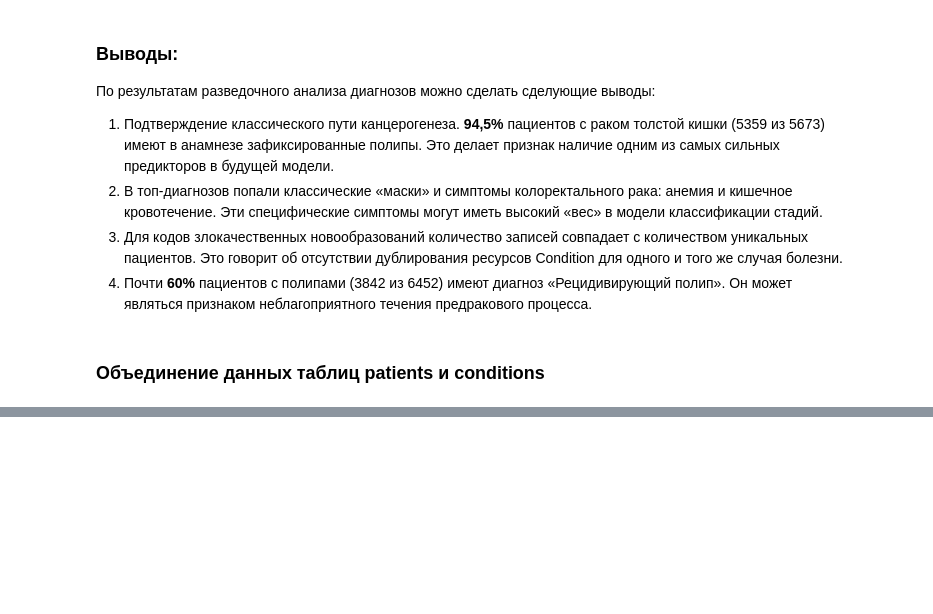
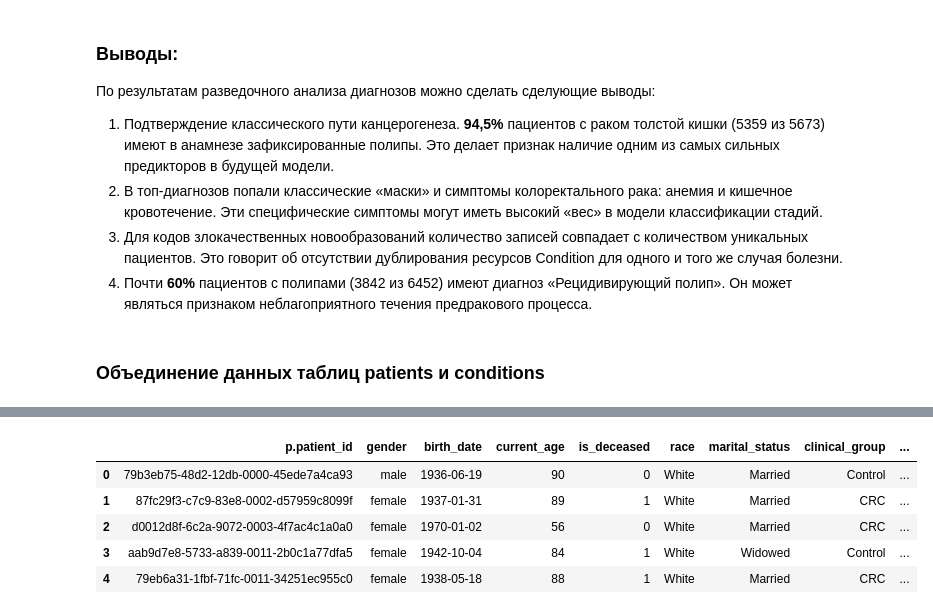
Before and after one commit to BalshowAndrew/oncology_fhir_analytics, a Jupyter notebook: notebooks/01_eda_clickhouse.ipynb, the cells around one changed output, grey strips where cells are left out. Cells and saved outputs as stored; diff of their text form; code cells hidden in the pictures; blank space fills up the shorter version.

Commit message:
eda patient-contition was finished

```diff
--- a/notebooks/01_eda_clickhouse.ipynb
+++ b/notebooks/01_eda_clickhouse.ipynb
@@ -481,0 +365,54 @@ avg_metrics
+# %%
+df_clinic_groups = query_df(
+    """
+SELECT
+    p.patient_id,
+    p.gender,
+    p.birth_date,
+    dateDiff('year', p.birth_date, today()) as current_age,
+    p.is_deceased,
+    p.race,
+    p.marital_status,
+    -- 1. Определяем клиническую группу
+    multiIf(
+        c.patient_id != toUUID('00000000-0000-0000-0000-000000000000'), 'CRC',
+        pol.patient_id != toUUID('00000000-0000-0000-0000-000000000000'), 'Polyps',
+        'Control'
+    ) as clinical_group,
+    -- 2. Логика даты установки диагноза (или дата рождения для Control)
+    multiIf(
+        c.patient_id != toUUID('00000000-0000-0000-0000-000000000000'), formatDateTime(c.crc_diag_at, '%Y-%m-%d'),
+        pol.patient_id != toUUID('00000000-0000-0000-0000-000000000000'), formatDateTime(pol.first_polyp_at, '%Y-%m-%d'),
+        toString(p.birth_date) -- Для контрольной группы берем дату рождения как строку
+    ) as diagnosis_date,
+    -- 3. Возраст постановки диагноза (0 для Control, так как diag_date == birth_date)
+    multiIf(
+        c.patient_id != toUUID('00000000-0000-0000-0000-000000000000'), dateDiff('year', p.birth_date, toDate(c.crc_diag_at)),
+        pol.patient_id != toUUID('00000000-0000-0000-0000-000000000000'), dateDiff('year', p.birth_date, toDate(pol.first_polyp_at)),
+        0 -- Возраст 0 для контрольной группы
+    ) as age_at_diagnosis
+FROM oncology.patients p
+LEFT JOIN (
+    SELECT patient_id, min(onset_at) as first_polyp_at
+    FROM oncology.conditions
+    WHERE code IN ('68496003', '713197008')
+    GROUP BY patient_id
+) AS pol ON p.patient_id = pol.patient_id
+LEFT JOIN (
+    SELECT patient_id, min(onset_at) as crc_diag_at
+    FROM oncology.conditions
+    WHERE code IN ('109838007', '363406005', '93761005', '94260004')
+    GROUP BY patient_id
+) AS c ON p.patient_id = c.patient_id
+"""
+)
+
+# Проверяем результат
+df_clinic_groups.head()
+# %% [output]
+|  | p.patient_id | gender | birth_date | current_age | is_deceased | race | marital_status | clinical_group | ... |
+| 0 | 79b3eb75-48d2-12db-0000-45ede7a4ca93 | male | 1936-06-19 | 90 | 0 | White | Married | Control | ... |
+| 1 | 87fc29f3-c7c9-83e8-0002-d57959c8099f | female | 1937-01-31 | 89 | 1 | White | Married | CRC | ... |
+| 2 | d0012d8f-6c2a-9072-0003-4f7ac4c1a0a0 | female | 1970-01-02 | 56 | 0 | White | Married | CRC | ... |
+| 3 | aab9d7e8-5733-a839-0011-2b0c1a77dfa5 | female | 1942-10-04 | 84 | 1 | White | Widowed | Control | ... |
+| 4 | 79eb6a31-1fbf-71fc-0011-34251ec955c0 | female | 1938-05-18 | 88 | 1 | White | Married | CRC | ... |
```
Also changed, not shown: parts of 27 cells of this notebook.
